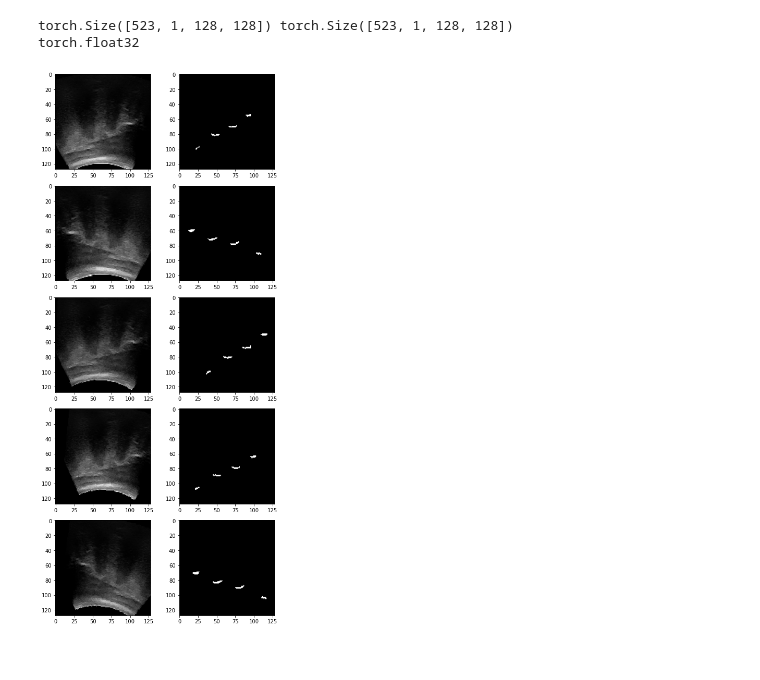
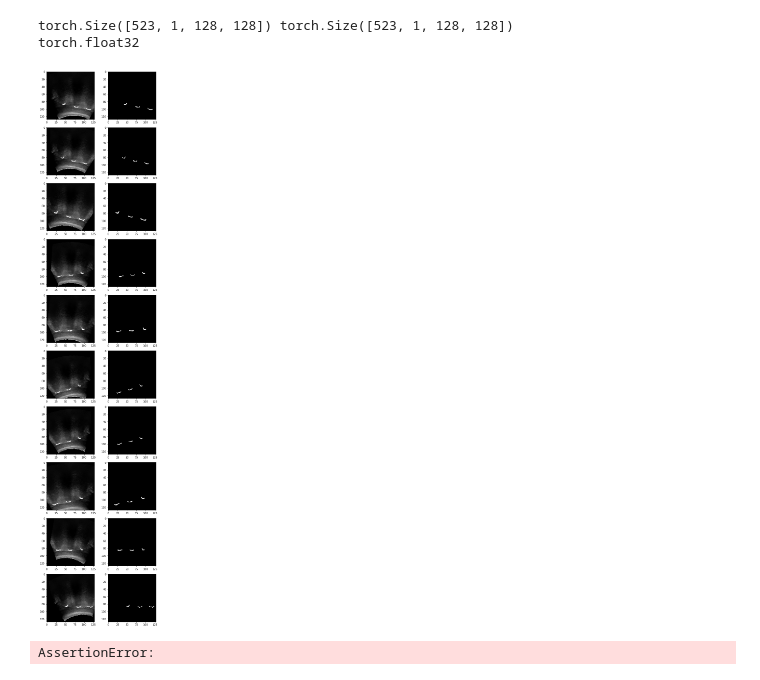
Before and after one commit to KitwareMedical/itkARGUS-DARPA-POCUS_AI-Archive, a Jupyter notebook: pytorch-unet/testing_stuff.ipynb, the cells around one changed output. Drawn from its saved outputs; the diff is of its cells as text; code cells hidden in the pictures.

```diff
--- a/pytorch-unet/testing_stuff.ipynb
+++ b/pytorch-unet/testing_stuff.ipynb
@@ -223,24 +223,31 @@ torch.float32
 # %%
 # Try the data generator
 
 from matplotlib.pyplot import figure
 from dataset_loader import DataAugmentor
 
 dataset = DataAugmentor(x_set, y_set, image_dimensions = (128,128))
 
-n = 5
+n = 10
 fig = plt.figure(figsize=(7, n*3))
 for i in range(n):
-    usimg, seg = dataset.__getitem__(0)
+    usimg, seg = dataset.__getitem__(15)
+    usimg = usimg.squeeze(0)
+    seg = seg.squeeze(0)
+    usimg[seg == 1] = 1
 
     a0 = fig.add_subplot(n,2,i*2+1)
-    im0 = a0.imshow(usimg.squeeze(0), cmap='gray')
+    im0 = a0.imshow(usimg, cmap='gray')
     a1 = fig.add_subplot(n,2,i*2+2)
-    im1 = a1.imshow(seg.squeeze(0), cmap='gray')
+    im1 = a1.imshow(seg, cmap='gray')
 
 fig.tight_layout()
 # %% [output]
-[figure, old version]
+[figure, new version]
+# %%
+assert False
+# %% [output]
+AssertionError:
 # %%
 # try a batch generator
 
```
Also changed, not shown: parts of 3 cells of this notebook, 4 other files.
